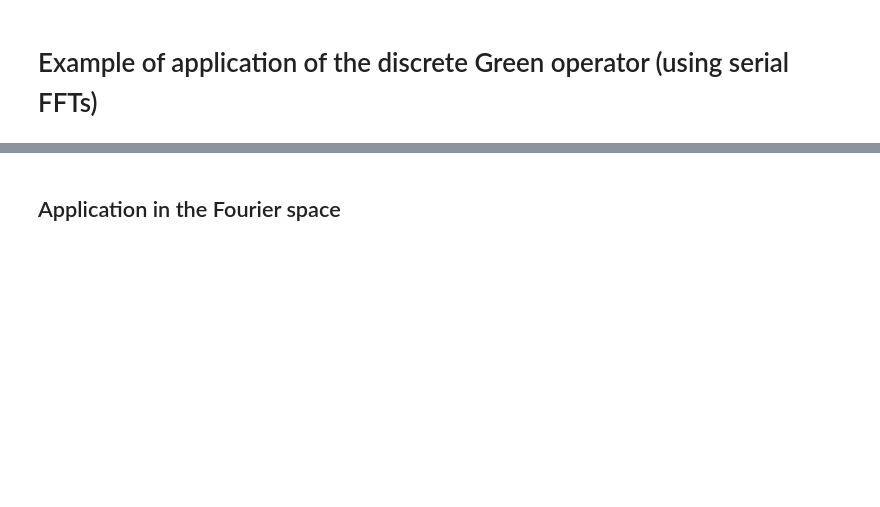
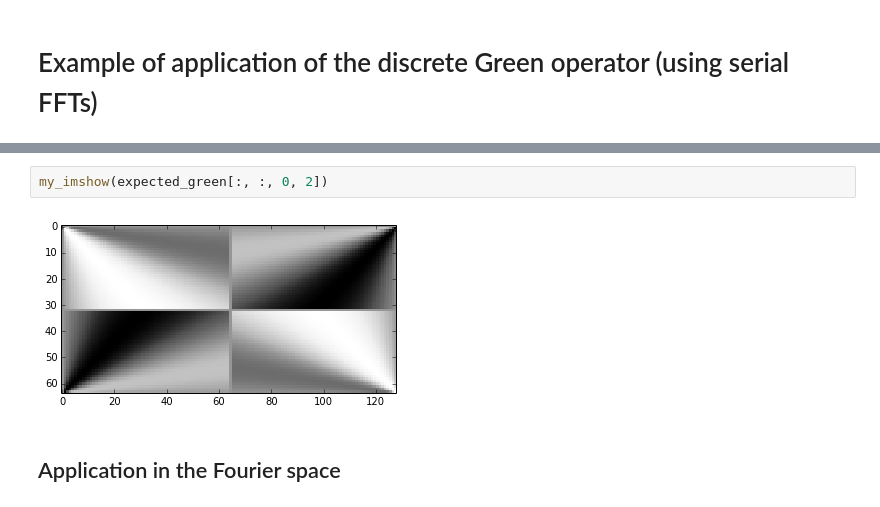
Before and after one commit to sbrisard/janus, a Jupyter notebook: serial_green_demo.ipynb, the cells around one changed output, grey strips where cells are left out. Cells and saved outputs as stored; diff of their text form; blank space fills up the shorter version.

```diff
--- a/serial_green_demo.ipynb
+++ b/serial_green_demo.ipynb
@@ -32,3 +98,7 @@ green = discretegreenop.TruncatedGreenOperator(greenop.create(mat), shape, h)
+# %%
+my_imshow(expected_green[:, :, 0, 2])
+# %% [output]
+[figure, added]
 # %% [markdown]
 ## Application in the Fourier space
 # %% [markdown]
```
Also changed, not shown: parts of 39 cells of this notebook.
